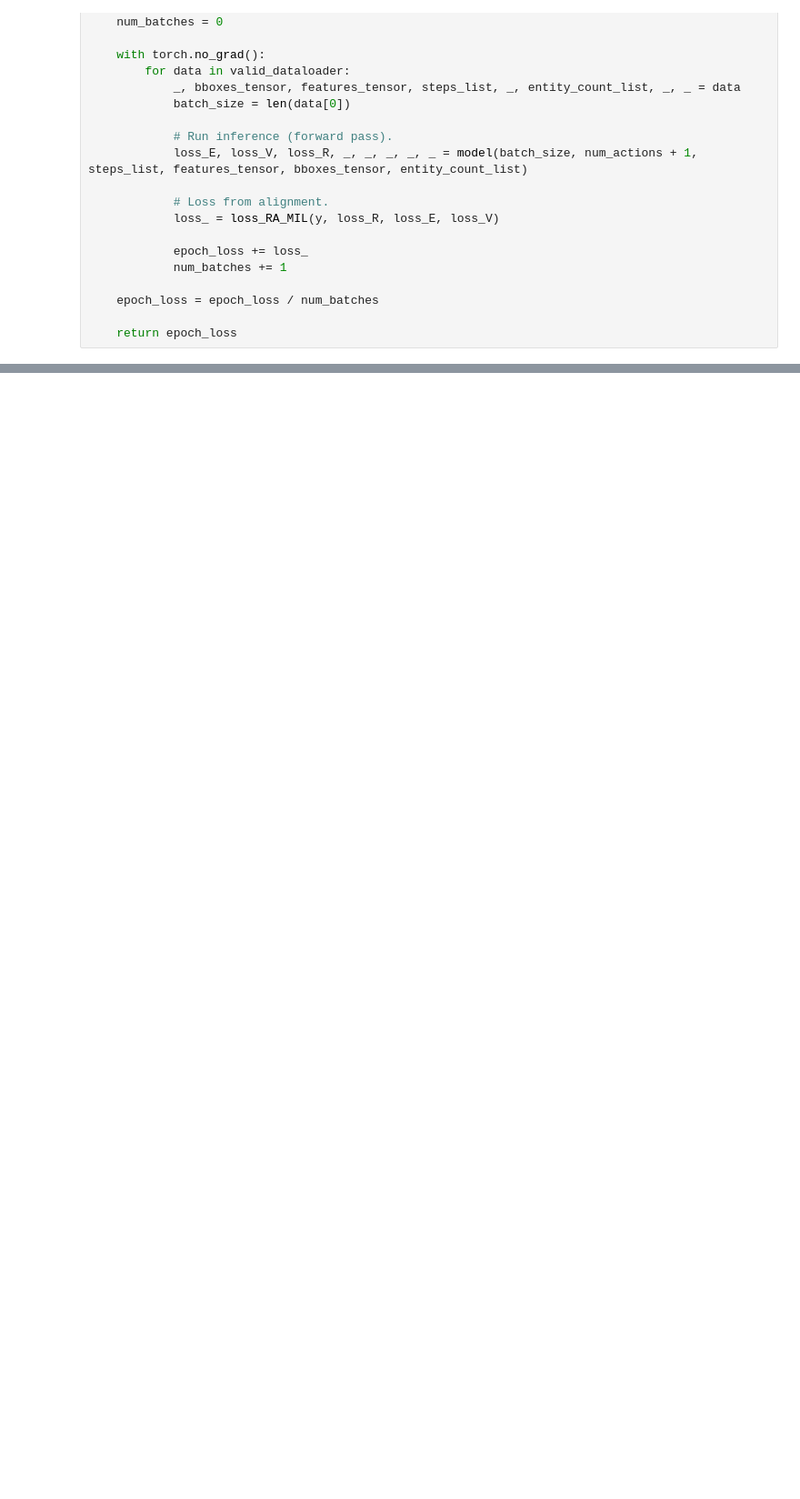
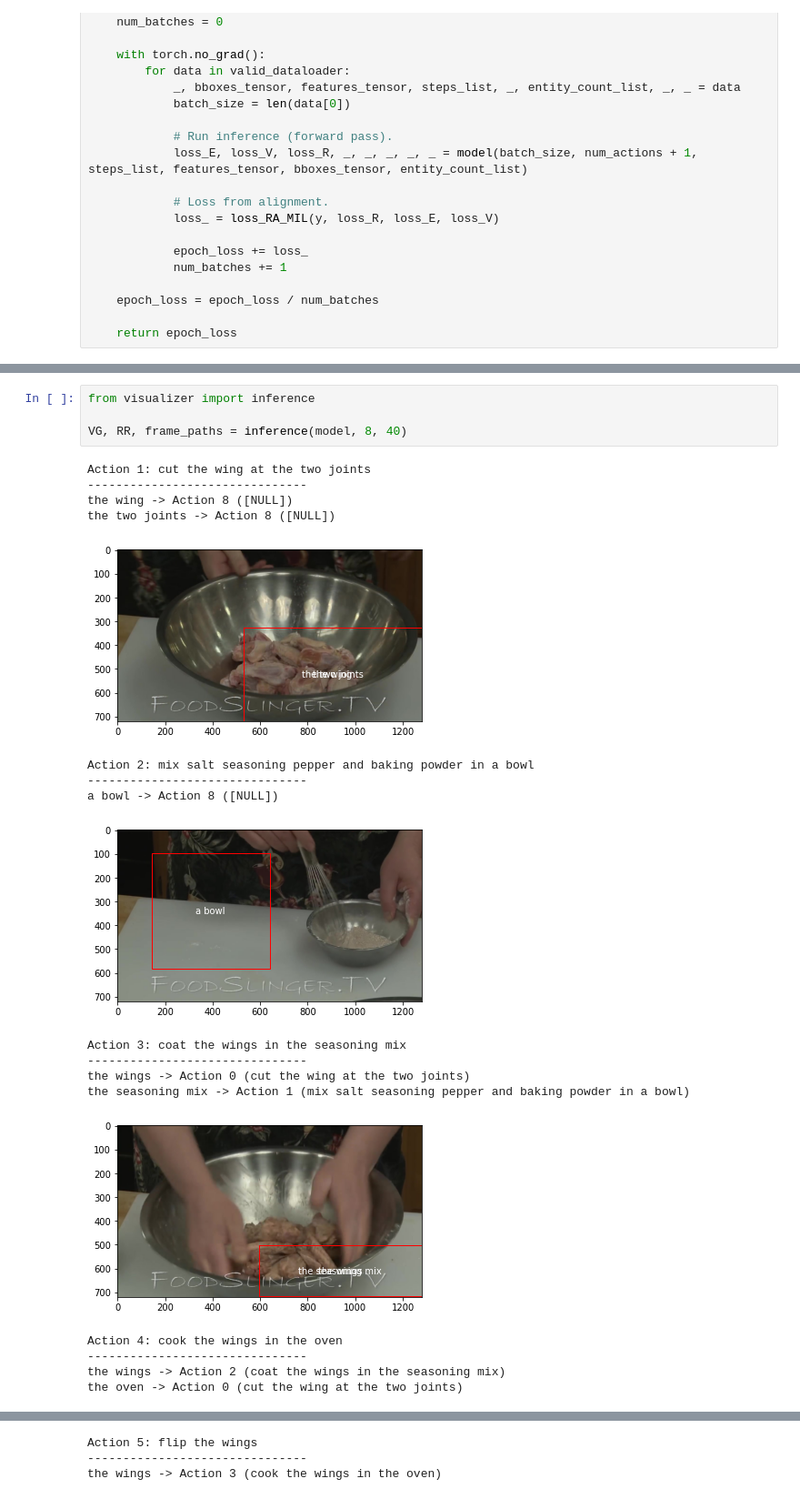
Before and after one commit to hasanmohsin/ece496-capstone, a Jupyter notebook: train/train.ipynb, the cells around one changed output, grey strips where cells are left out. Shown at 91% size. Saved outputs shown, nothing was run; the diff lists cells and outputs as text; blank space fills up the shorter version.

```diff
--- a/train/train.ipynb
+++ b/train/train.ipynb
@@ -133,0 +122,23 @@ some lemon grass fish sauce sugar salt chicken powder chilli flakes -> Action 2
+# %%
+from visualizer import inference
+
+VG, RR, frame_paths = inference(model, 8, 40)
+# %% [output]
+Action 1: cut the wing at the two joints
+-------------------------------
+the wing -> Action 8 ([NULL])
+the two joints -> Action 8 ([NULL])
+[figure, added]
+Action 2: mix salt seasoning pepper and baking powder in a bowl
+-------------------------------
+a bowl -> Action 8 ([NULL])
+[figure, added]
+Action 3: coat the wings in the seasoning mix
+-------------------------------
+the wings -> Action 0 (cut the wing at the two joints)
+the seasoning mix -> Action 1 (mix salt seasoning pepper and baking powder in a bowl)
+[figure, added]
+Action 4: cook the wings in the oven
+-------------------------------
+the wings -> Action 2 (coat the wings in the seasoning mix)
+the oven -> Action 0 (cut the wing at the two joints)
@@ -133,0 +146,3 @@ some lemon grass fish sauce sugar salt chicken powder chilli flakes -> Action 2
+Action 5: flip the wings
+-------------------------------
+the wings -> Action 3 (cook the wings in the oven)
```
Also changed, not shown: parts of 5 cells of this notebook.
